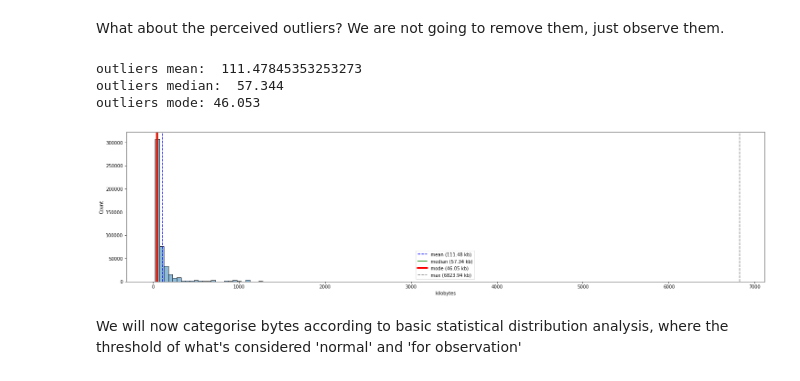
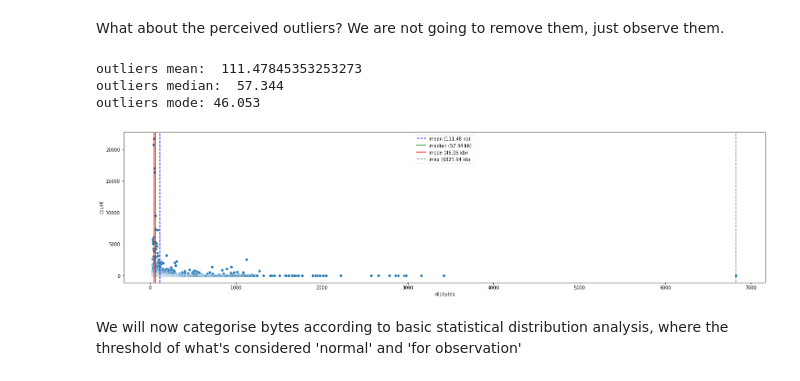
Before and after one commit to emtabiraobarias/nasa-website-1995-analysis, a Jupyter notebook: eda/nasa_website_analysis.ipynb, the cells around one changed output. Saved outputs shown, nothing was run; the diff lists cells and outputs as text; code cells hidden in the pictures.

Commit message:
Quick update on Bytes analysis graph

```diff
--- a/eda/nasa_website_analysis.ipynb
+++ b/eda/nasa_website_analysis.ipynb
@@ -904,33 +904,34 @@ What about the perceived outliers? We are not going to remove them, just observe
 # %%
 df_outliers = df_return_bytes[df_return_bytes['bytes'] > fence_high]
 
 outliers_fence_low = df_outliers.min()['bytes']
 outliers_fence_high = df_outliers.max()['bytes']
 
 obytes_mean = df_outliers.mean()['bytes']
 print('outliers mean: ', obytes_mean)
 obytes_median = df_outliers.median()['bytes']
 print('outliers median: ', obytes_median)
 obytes_mode = df_outliers.mode()['bytes'][0]
 print('outliers mode:',  obytes_mode)
 
 fig, oax_hist = plt.subplots(figsize=(25,6))
 
-oax_hist = sns.histplot(df_outliers, bins=np.arange(outliers_fence_low, outliers_fence_high, 50))
+df_outliers = df_outliers.groupby(['bytes'])['bytes'].count().reset_index(name='count')
+oax_hist = sns.scatterplot(x='bytes', y='count', data=df_outliers)
 
 oax_hist.set(xlabel='kilobytes')
 oax_hist.axvline(obytes_mean, color='b', linestyle='--', label='mean (%.2f kb)' % obytes_mean)
 oax_hist.axvline(obytes_median, color='g', linestyle='-', label='median (%.2f kb)' % obytes_median)
-oax_hist.axvline(obytes_mode, color='r', linestyle='-', linewidth=4, label='mode (%.2f kb)' % obytes_mode)
+oax_hist.axvline(obytes_mode, color='r', linestyle='-', label='mode (%.2f kb)' % obytes_mode)
 oax_hist.axvline(outliers_fence_high, color='gray', linestyle='--', label='max (%.2f kb)' % outliers_fence_high)
 
 plt.legend()
 plt.show()
 # %% [output]
 outliers mean:  111.47845353253273
 outliers median:  57.344
 outliers mode: 46.053
-[figure, old version]
+[figure, new version]
 # %% [markdown]
 We will now categorise bytes according to basic statistical distribution analysis, where the threshold of what's considered 'normal' and 'for observation'
 # %%
```
Also changed, not shown: parts of 1 cell of this notebook.
